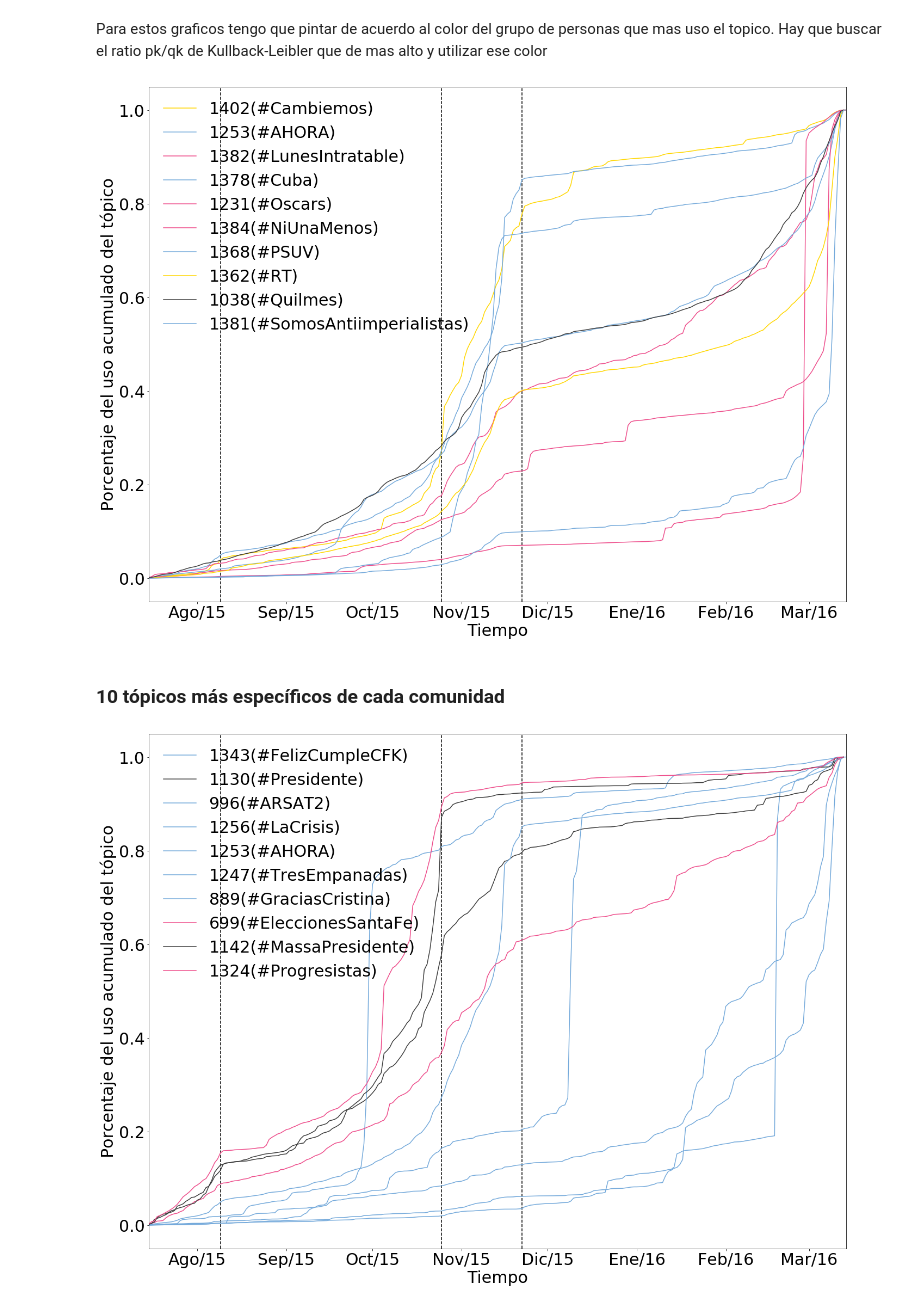
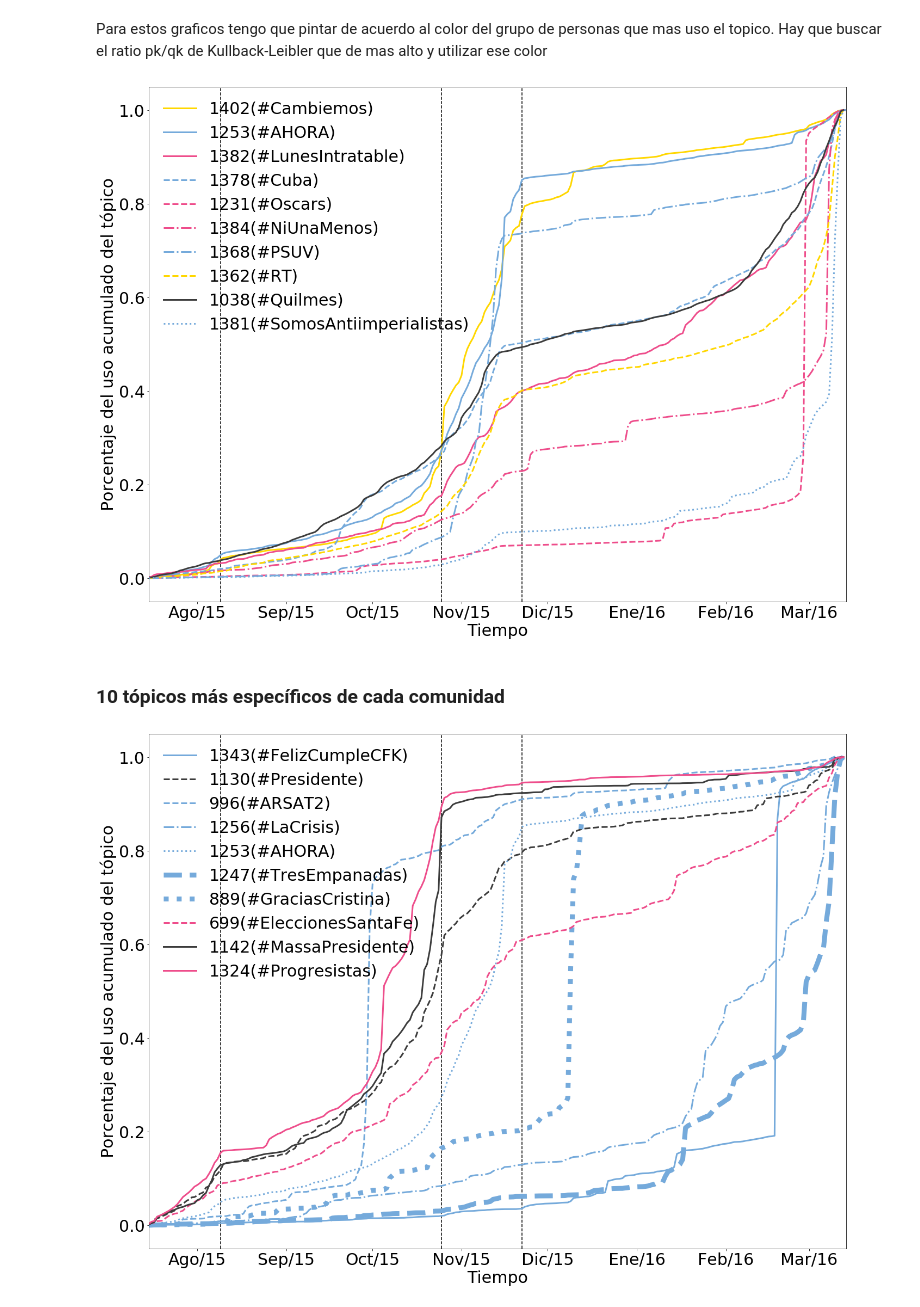
Before and after one commit to CoNexDat/twitter-topics, a Jupyter notebook: 05 Evolucion topicos.ipynb, the cells around one changed output. Cells and saved outputs as stored; diff of their text form; code cells hidden in the pictures.

```diff
--- a/05 Evolucion topicos.ipynb
+++ b/05 Evolucion topicos.ipynb
@@ -391,7 +391,7 @@ def get_main_community_topic_usage(topic):
     usage["ratio"] = usage["id"] / usage["size"]
     return usage.sort_values("ratio", ascending=False).head(1)[["user_cluster"]].values[0][0]
 # %%
-def graficar(topics):
+def graficar(topics, linestyles={}, linewidths={}):
     plt.axvline(paso_date, color="Black",linestyle='dashed')
     plt.axvline(first_round_date, color="Black",linestyle='dashed')
     plt.axvline(second_round_date, color="Black",linestyle='dashed')
@@ -400,8 +400,16 @@ def graficar(topics):
         s = get_min_timeseries(topic, False)
         main_community = get_main_community_topic_usage(topic)
         print_hashtags = list(map(lambda x: "#" + x ,list(show_min_top_hashtags(topic,1).hashtag.values)))
+        if (topic in linestyles):
+            ls = linestyles[topic]
+        else:
+            ls = '-'
+        if (topic in linewidths):
+            lw = linewidths[topic]
+        else:
+            lw = 3
         (s.cumsum()/s.sum()).plot(label=str(topic) + "(" + ", ".join(print_hashtags) + ")",
-                                  color=pol_colors[main_community])
+                                  color=pol_colors[main_community], linestyle=ls, linewidth=lw)
     plt.xlabel("Tiempo")
     plt.ylabel("Porcentaje del uso acumulado del tópico")
     plt.legend(frameon=False)
@@ -412,10 +423,14 @@ Para estos graficos tengo que pintar de acuerdo al color del grupo de personas q
 # %%
-graficar(max_topics)
+graficar(max_topics, line_styles)
 # %% [output]
-[figure, old version]
+[figure, new version]
 # %% [markdown]
 ### 10 tópicos más específicos de cada comunidad
+# %%
+line_styles = {1343 : '-', 1130 : '--',
+               996 : '--', 1256 : '-.', 1253 : ':', 1247 : '--', 889 : ':', 699 : '--', 1142 : '-', 1324 : '-'}
+line_widths = {1247 : 9, 889 : 9}
 # %%
-graficar(max_topics_communities)
+graficar(max_topics_communities, line_styles, line_widths)
 # %% [output]
-[figure, old version]
+[figure, new version]
```
Also changed, not shown: parts of 1 cell of this notebook, 1 other file.
